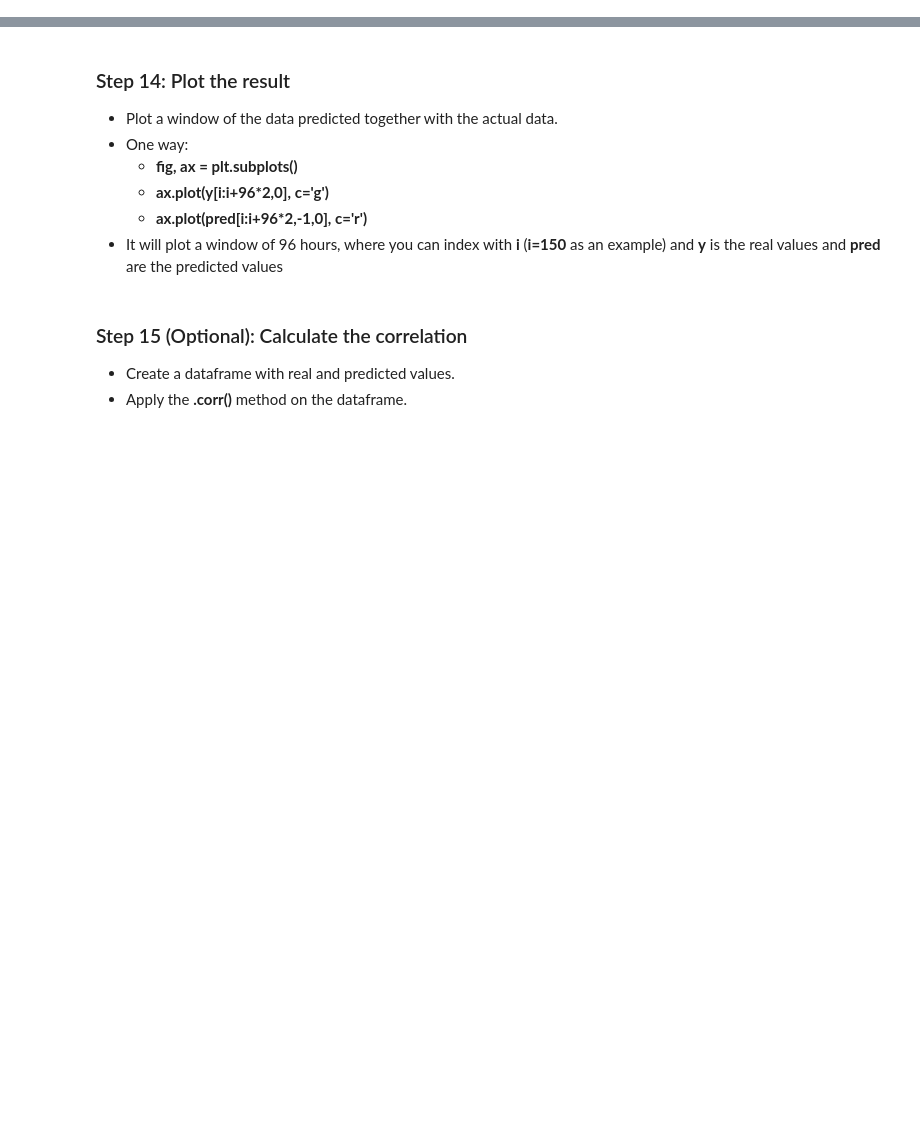
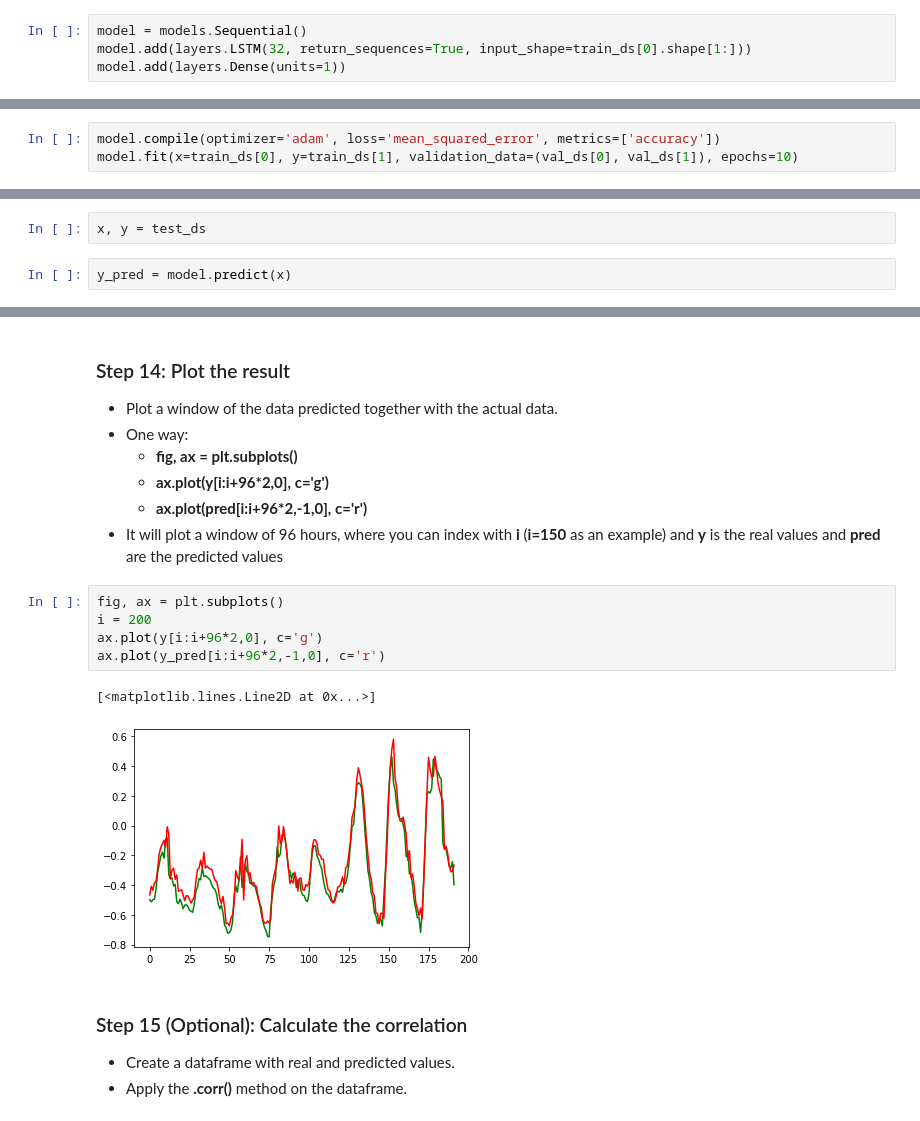
Before and after one commit to adel-nouar/ML_with_Rune, a Jupyter notebook: 10 - Project - Recurrent Neural Network.ipynb, the cells around one changed output, grey strips where cells are left out. Cells and saved outputs as stored; diff of their text form; blank space fills up the shorter version.

```diff
--- a/10 - Project - Recurrent Neural Network.ipynb
+++ b/10 - Project - Recurrent Neural Network.ipynb
@@ -94,6 +242,10 @@ Your model doesn't "see" your validation set and isn't in any way trained on it,
     - **model = models.Sequential()**
     - **model.add(layers.LSTM(32, return_sequences=True, input_shape=train_ds[0].shape[1:]))**
     - **model.add(layers.Dense(units=1))**
+# %%
+model = models.Sequential()
+model.add(layers.LSTM(32, return_sequences=True, input_shape=train_ds[0].shape[1:]))
+model.add(layers.Dense(units=1))
 # %% [markdown]
 ### Step 12: Train model
 - Compile and fit the model
@@ -101,3 +253,6 @@ Your model doesn't "see" your validation set and isn't in any way trained on it,
     - **model.compile(optimizer='adam', loss='mean_squared_error', metrics=['accuracy'])**
 - Fit the model as follows
     - **model.fit(x=train_ds[0], y=train_ds[1], validation_data=(val_ds[0], val_ds[1]), epochs=5)**
+# %%
+model.compile(optimizer='adam', loss='mean_squared_error', metrics=['accuracy'])
+model.fit(x=train_ds[0], y=train_ds[1], validation_data=(val_ds[0], val_ds[1]), epochs=10)
@@ -105,3 +282,7 @@ Your model doesn't "see" your validation set and isn't in any way trained on it,
 ### Step 13: Predict data
 - Apply the model on the test data
     - HINT: Use **model.predict(x)**, where **x** is assigned to the test data.
+# %%
+x, y = test_ds
+# %%
+y_pred = model.predict(x)
@@ -113,6 +298,14 @@ Your model doesn't "see" your validation set and isn't in any way trained on it,
     - **ax.plot(y[i:i+96*2,0], c='g')**
     - **ax.plot(pred[i:i+96*2,-1,0], c='r')**
 - It will plot a window of 96 hours, where you can index with **i** (**i=150** as an example) and **y** is the real values and **pred** are the predicted values
+# %%
+fig, ax = plt.subplots()
+i = 200
+ax.plot(y[i:i+96*2,0], c='g')
+ax.plot(y_pred[i:i+96*2,-1,0], c='r')
+# %% [output]
+[<matplotlib.lines.Line2D at 0x...>]
+[figure, added]
 # %% [markdown]
 ### Step 15 (Optional): Calculate the correlation
 - Create a dataframe with real and predicted values.
```
Also changed, not shown: parts of 25 cells of this notebook.
